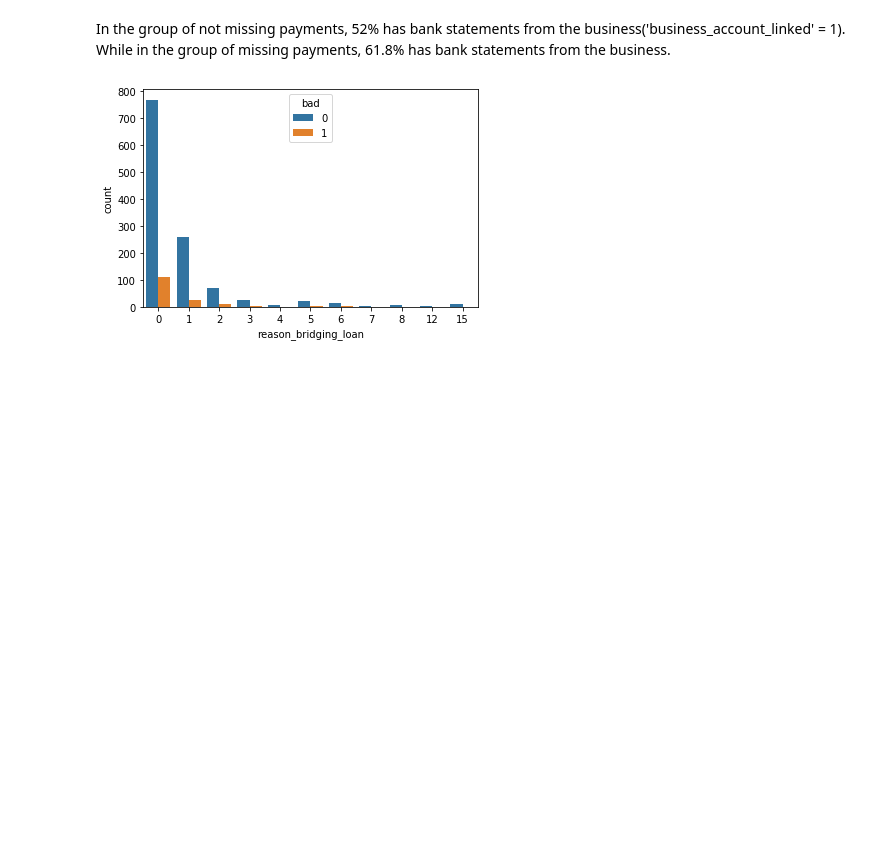
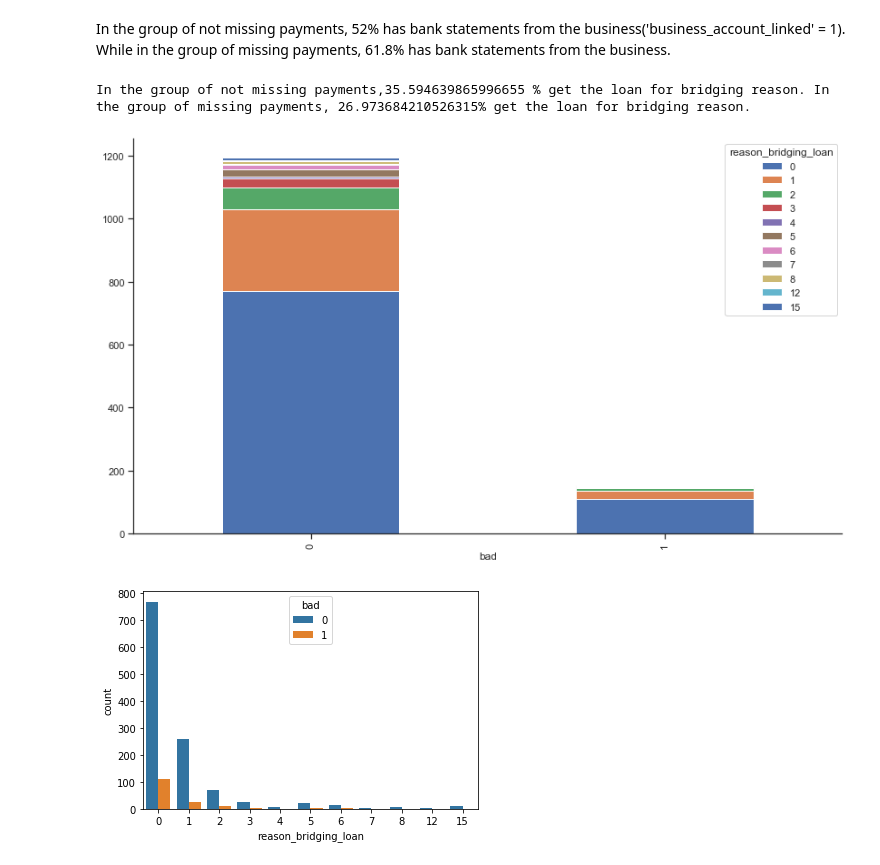
Before and after one commit to vnguye12/vy_capstone1, a Jupyter notebook: Capstone1.ipynb, the cells around one changed output. Saved outputs shown, nothing was run; the diff lists cells and outputs as text; code cells hidden in the pictures; blank space fills up the shorter version.

```diff
--- a/Capstone1.ipynb
+++ b/Capstone1.ipynb
@@ -636,6 +709,25 @@ plt.show()
 [figure]
 # %% [markdown]
 In the group of not missing payments, 52% has bank statements from the business('business_account_linked' = 1). While in the group of missing payments, 61.8% has bank statements from the business.
+# %%
+per1_brid_loan = df_new_zero.loc[df_new_zero['reason_bridging_loan']!=0,:].shape[0]/df_new_zero.shape[0]*100
+per2_brid_loan = df_new_one.loc[df_new_one['reason_bridging_loan']!=0,:].shape[0]/df_new_one.shape[0]*100
+print('In the group of not missing payments,{} % get the loan for bridging reason. In the group of missing payments, {}% get the loan for bridging reason.'.format(per1_brid_loan,per2_brid_loan))
+# %% [output]
+In the group of not missing payments,35.594639865996655 % get the loan for bridging reason. In the group of missing payments, 26.973684210526315% get the loan for bridging reason.
+# %%
+sns.set(style="ticks")
+
+df_plot = df_new.groupby(['bad', 'reason_bridging_loan']).size().reset_index().pivot(columns='bad', index='reason_bridging_loan', values=0).reset_index()
+
+g = df_plot.set_index('reason_bridging_loan').T.plot(kind='bar', stacked=True,
+            color=sns.color_palette())
+sns.despine()
+g.figure.set_size_inches(14,8)
+
+plt.show()
+# %% [output]
+[figure, added]
 # %%
 sns.countplot(x='reason_bridging_loan',hue='bad',data=df)
 plt.show()
```
Also changed, not shown: parts of 32 cells of this notebook.
